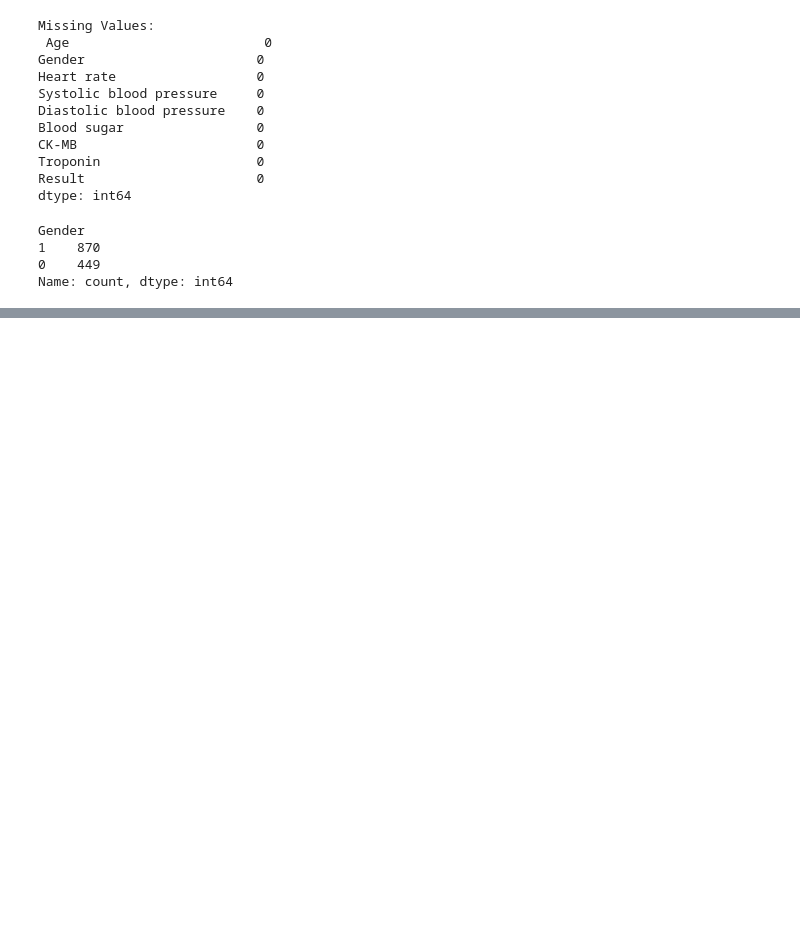
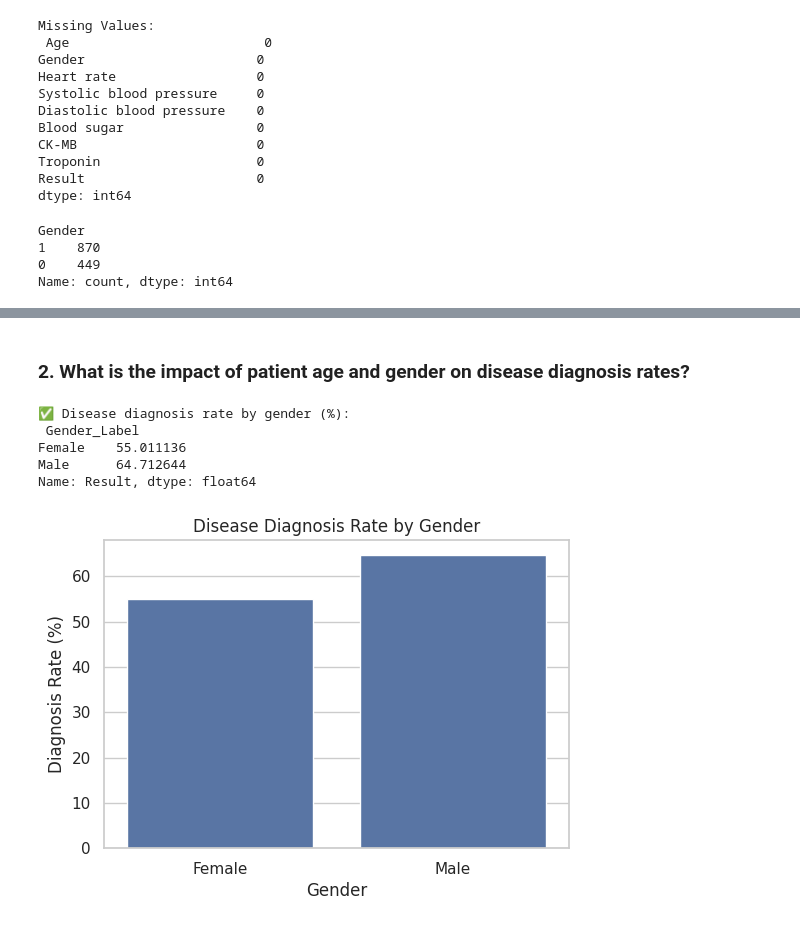
Before and after one commit to Phionanamugga/EDA_Cardiac_Biomarkers_and_Disease_Diagnosis, a Jupyter notebook: diagnosis.ipynb, the cells around one changed output, grey strips where cells are left out. Drawn from its saved outputs; the diff is of its cells as text; code cells hidden in the pictures; blank space fills up the shorter version.

Commit message:
creates patients care pipe line

```diff
--- a/diagnosis.ipynb
+++ b/diagnosis.ipynb
@@ -91,0 +220,24 @@ Name: count, dtype: int64
+# %% [markdown]
+### 2. What is the impact of patient age and gender on disease diagnosis rates?
+# %%
+# Supports designing targeted awareness campaigns and gender/age-specific screening programs.
+# --- Disease rate by gender ---
+gender_map = {0: 'Female', 1: 'Male'}
+df['Gender_Label'] = df['Gender'].map(gender_map)
+
+disease_by_gender = df.groupby('Gender_Label')['Result'].mean() * 100
+print('✅ Disease diagnosis rate by gender (%):\n', disease_by_gender)
+
+plt.figure(figsize=(6,4))
+sns.barplot(x=disease_by_gender.index, y=disease_by_gender.values,  legend=False)
+plt.title('Disease Diagnosis Rate by Gender')
+plt.ylabel('Diagnosis Rate (%)')
+plt.xlabel('Gender')
+plt.show()
+# %% [output]
+✅ Disease diagnosis rate by gender (%):
+ Gender_Label
+Female    55.011136
+Male      64.712644
+Name: Result, dtype: float64
+[figure, added]
```
Also changed, not shown: parts of 22 cells of this notebook.
